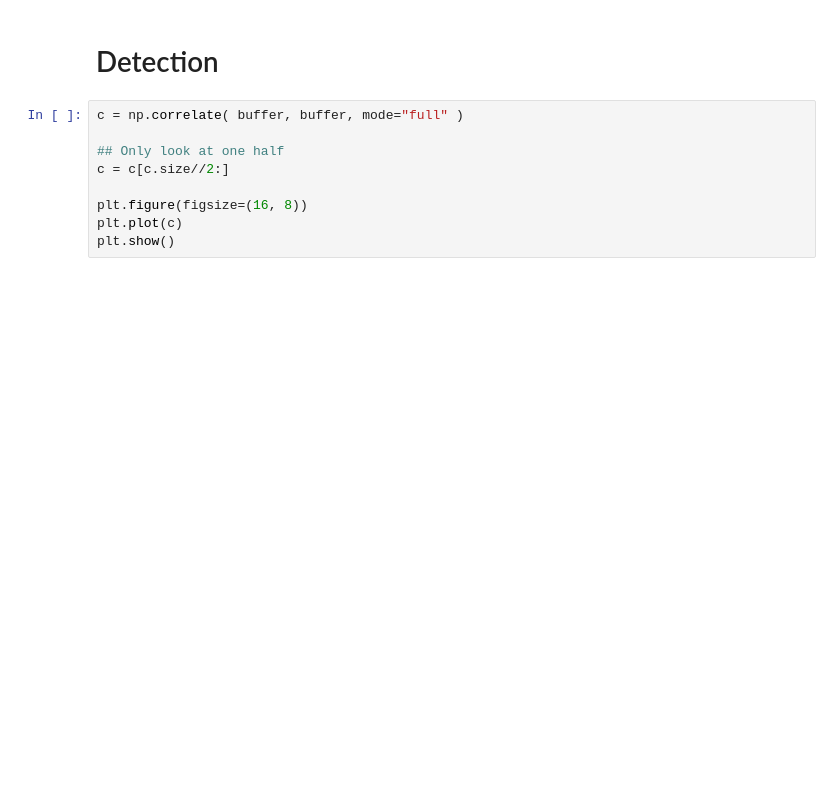
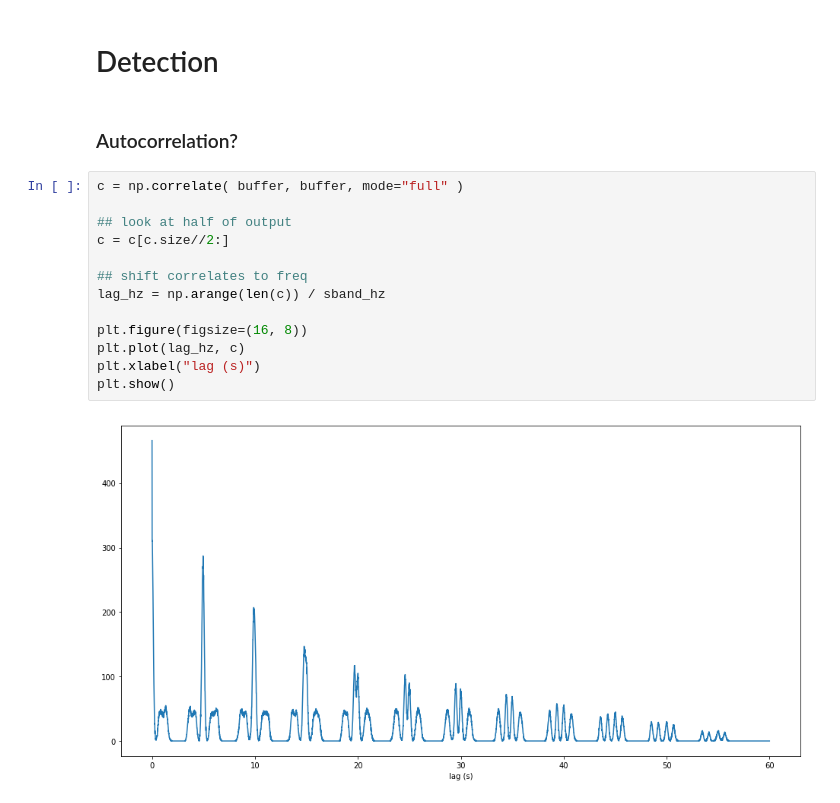
Before and after one commit to apl-ocean-engineering/sband-detection-patterns, a Jupyter notebook: SBand Detection Simulator.ipynb, the cells around one changed output. Saved outputs shown, nothing was run; the diff lists cells and outputs as text; blank space fills up the shorter version.

```diff
--- a/SBand Detection Simulator.ipynb
+++ b/SBand Detection Simulator.ipynb
@@ -61,11 +75,19 @@ TypeError: 'module' object is not subscriptable
 # %% [markdown]
 # Detection
+# %% [markdown]
+### Autocorrelation?
 # %%
 c = np.correlate( buffer, buffer, mode="full" )
 
-## Only look at one half
+## look at half of output
 c = c[c.size//2:]
 
+## shift correlates to freq
+lag_hz = np.arange(len(c)) / sband_hz
+
 plt.figure(figsize=(16, 8))
-plt.plot(c)
+plt.plot(lag_hz, c)
+plt.xlabel("lag (s)")
 plt.show()
+# %% [output]
+[figure, added]
```
Also changed, not shown: parts of 5 cells of this notebook.
